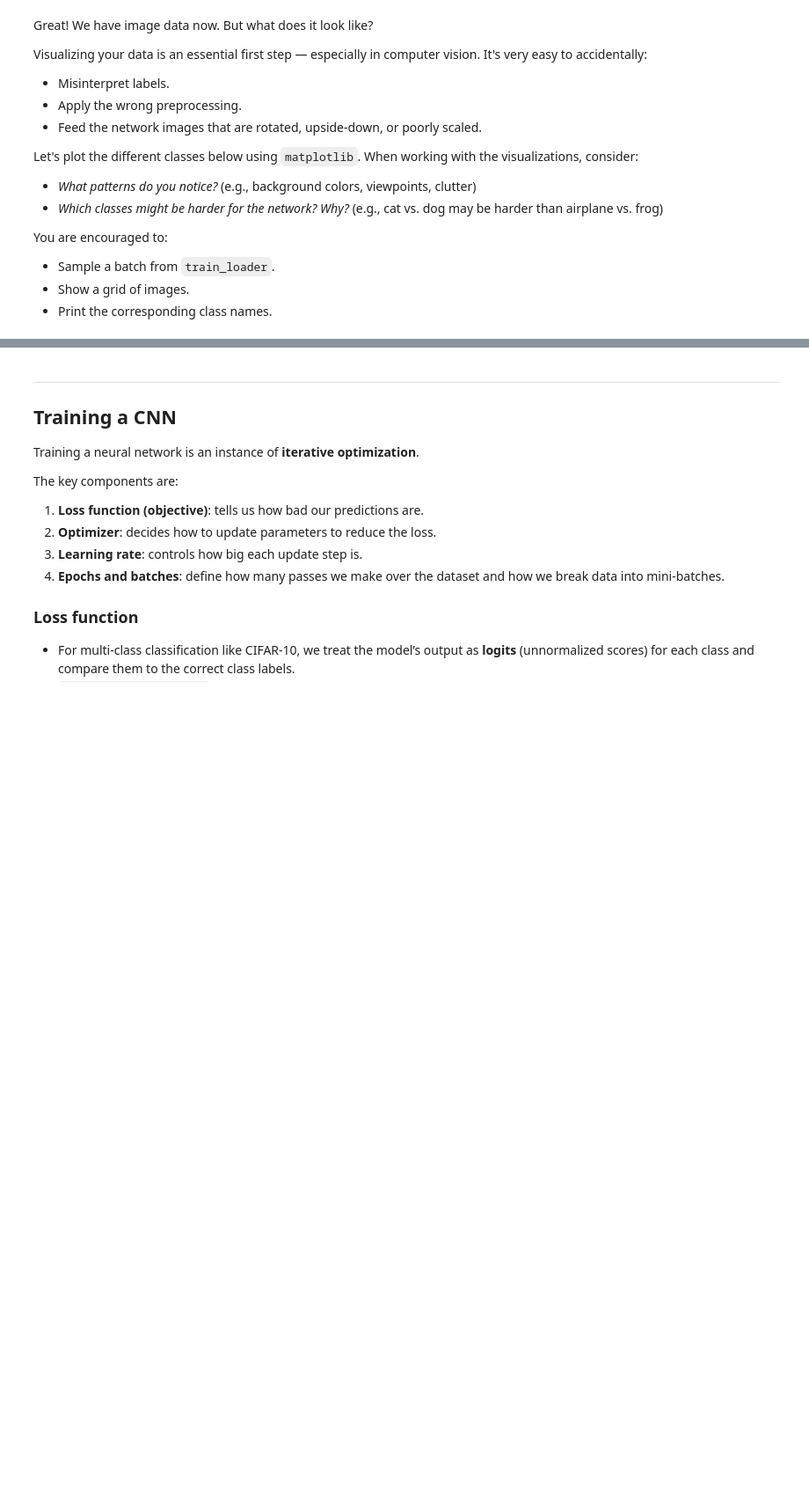
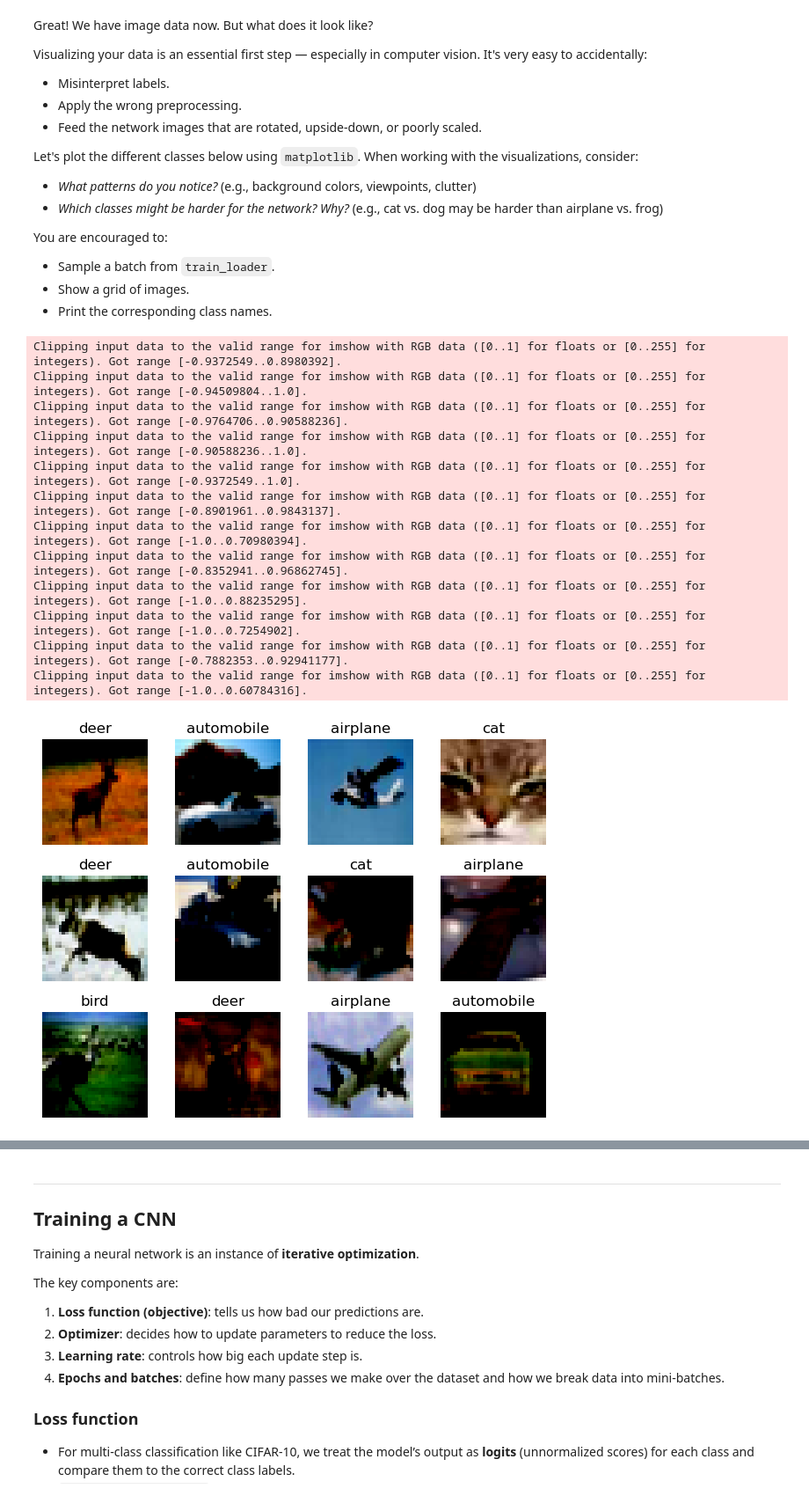
Before and after one commit to n-arumugam/bwsi-comp-problem-solving, a Jupyter notebook: mod7_deep_learning/2_more_convolutional_neural_nets.ipynb, the cells around one changed output, grey strips where cells are left out. Shown at 88% size. Drawn from its saved outputs; the diff is of its cells as text; code cells hidden in the pictures; blank space fills up the shorter version.

```diff
--- a/mod7_deep_learning/2_more_convolutional_neural_nets.ipynb
+++ b/mod7_deep_learning/2_more_convolutional_neural_nets.ipynb
@@ -127,6 +128,30 @@ You are encouraged to:
 - Print the corresponding class names.
 # %%
 # Plot each class here
+images, labels = next(iter(train_loader))
+classes = train_dataset.classes
+
+fig,axes = plt.subplots(3,4, tight_layout = True)
+axes = axes.ravel()
+
+for i in range(12):
+    axes[i].imshow(images[i].permute(1,2,0))
+    axes[i].set_title(classes[int(labels[i])])
+    axes[i].axis('off')
+# %% [output]
+Clipping input data to the valid range for imshow with RGB data ([0..1] for floats or [0..255] for integers). Got range [-0.9372549..0.8980392].
+Clipping input data to the valid range for imshow with RGB data ([0..1] for floats or [0..255] for integers). Got range [-0.94509804..1.0].
+Clipping input data to the valid range for imshow with RGB data ([0..1] for floats or [0..255] for integers). Got range [-0.9764706..0.90588236].
+Clipping input data to the valid range for imshow with RGB data ([0..1] for floats or [0..255] for integers). Got range [-0.90588236..1.0].
+Clipping input data to the valid range for imshow with RGB data ([0..1] for floats or [0..255] for integers). Got range [-0.9372549..1.0].
+Clipping input data to the valid range for imshow with RGB data ([0..1] for floats or [0..255] for integers). Got range [-0.8901961..0.9843137].
+Clipping input data to the valid range for imshow with RGB data ([0..1] for floats or [0..255] for integers). Got range [-1.0..0.70980394].
+Clipping input data to the valid range for imshow with RGB data ([0..1] for floats or [0..255] for integers). Got range [-0.8352941..0.96862745].
+Clipping input data to the valid range for imshow with RGB data ([0..1] for floats or [0..255] for integers). Got range [-1.0..0.88235295].
+Clipping input data to the valid range for imshow with RGB data ([0..1] for floats or [0..255] for integers). Got range [-1.0..0.7254902].
+Clipping input data to the valid range for imshow with RGB data ([0..1] for floats or [0..255] for integers). Got range [-0.7882353..0.92941177].
+Clipping input data to the valid range for imshow with RGB data ([0..1] for floats or [0..255] for integers). Got range [-1.0..0.60784316].
+[figure, added]
 # %% [markdown]
 ## Building a CNN
 
```
Also changed, not shown: parts of 8 cells of this notebook.
